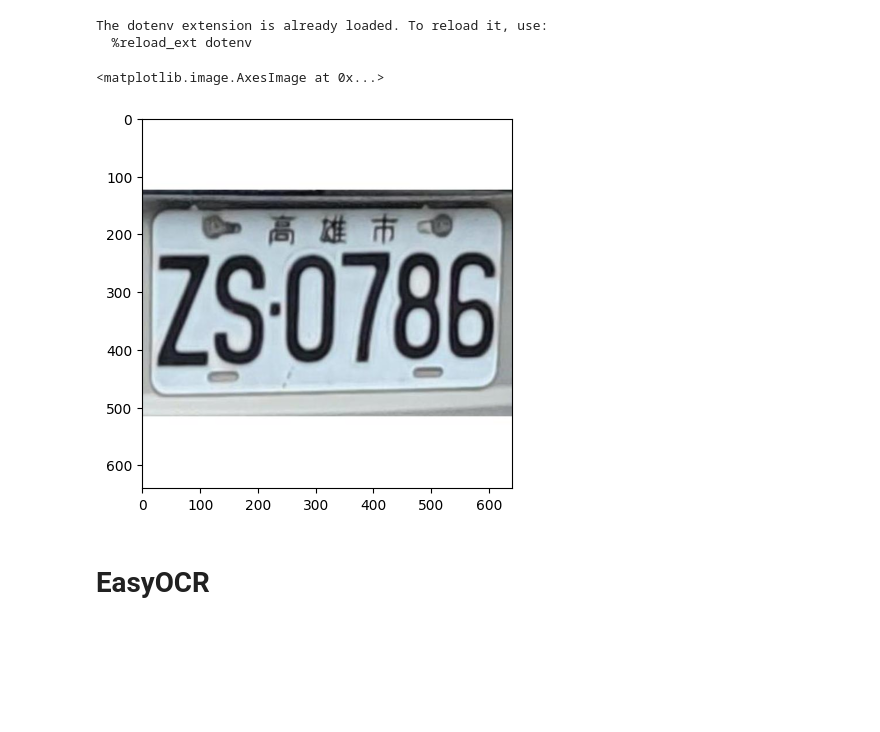
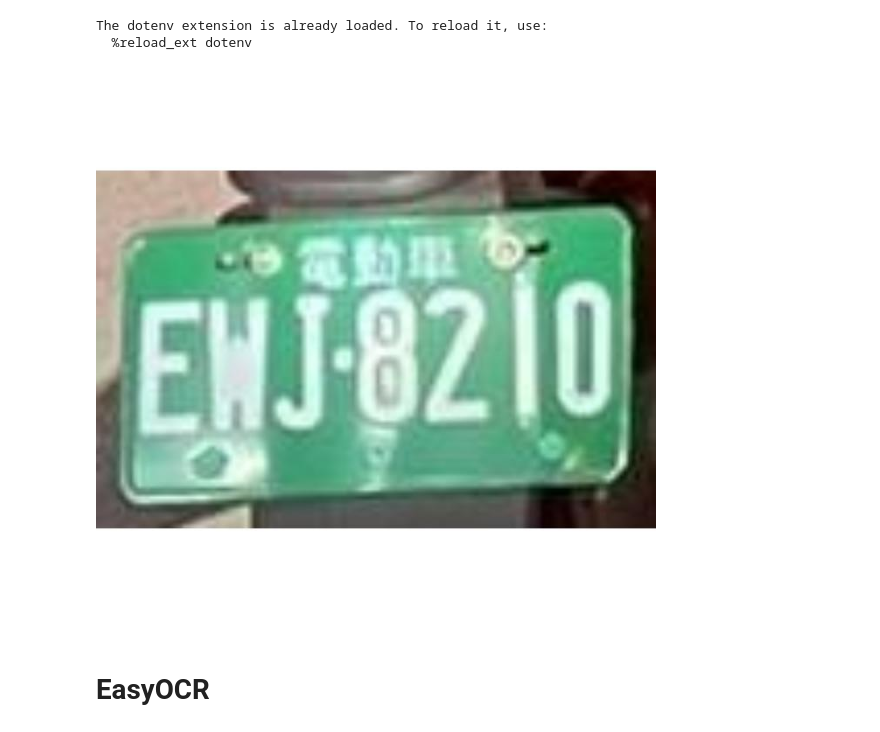
Before and after one commit to hermeschen1116/taiwan-license-plate-recognition, a Jupyter notebook: src/scripts/ocr/test_ocr_method.ipynb, the cells around one changed output. Saved outputs shown, nothing was run; the diff lists cells and outputs as text; code cells hidden in the pictures; blank space fills up the shorter version.

```diff
--- a/src/scripts/ocr/test_ocr_method.ipynb
+++ b/src/scripts/ocr/test_ocr_method.ipynb
@@ -12,13 +14,12 @@ The dotenv extension is already loaded. To reload it, use:
   %reload_ext dotenv
 # %%
 project_root: str = os.environ.get("PROJECT_ROOT", "")
-test_image_path: str = f"{project_root}/datasets/ocr/高雄市ZS-0786.jpg"
+test_image_path: str = f"{project_root}/datasets/ocr/電動車EWJ-8210.jpg"
 # %%
 image = Image.open(test_image_path)
-imshow(image)
+image
 # %% [output]
-<matplotlib.image.AxesImage at 0x...>
-[figure, old version]
+[figure, new version]
 # %% [markdown]
 # EasyOCR
 # %%
```
Also changed, not shown: parts of 13 cells of this notebook, 5 other files.
